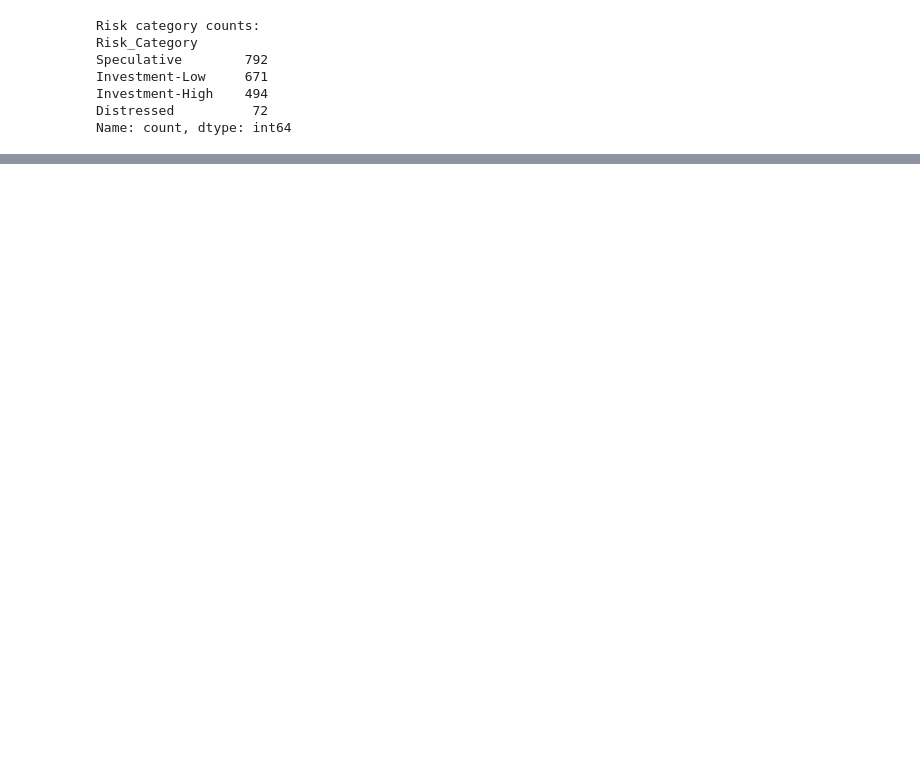
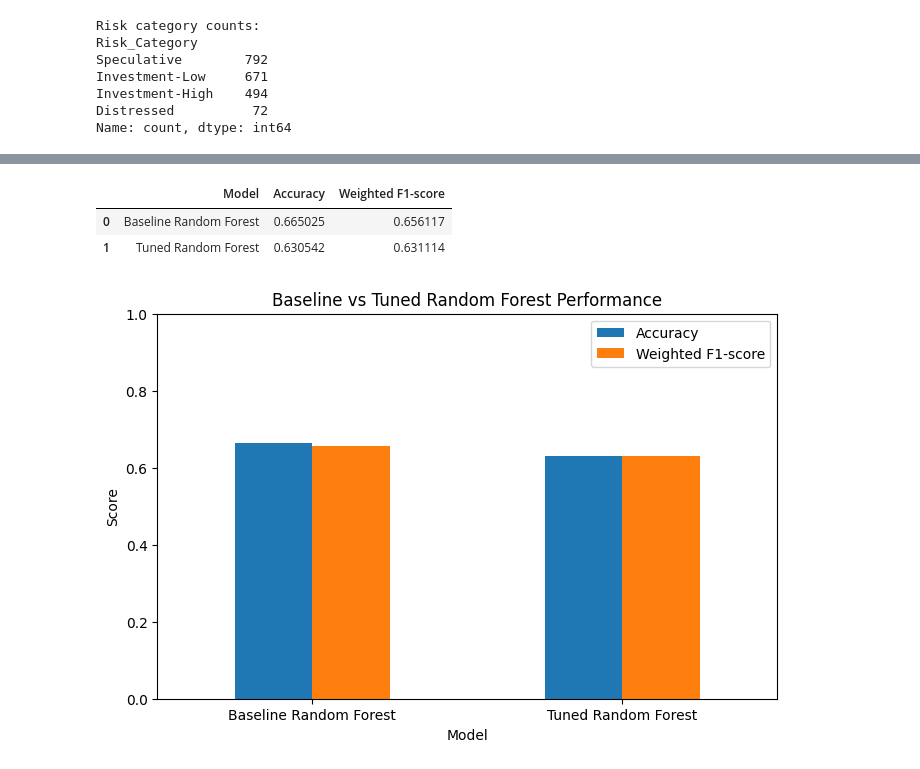
Before and after one commit to nicholas24042626/Credit-Risk-Analyzer, a Jupyter notebook: random_forest_credit_risk_notebook_with_SHAP.ipynb, the cells around one changed output, grey strips where cells are left out. Cells and saved outputs as stored; diff of their text form; code cells hidden in the pictures; blank space fills up the shorter version.

```diff
--- a/random_forest_credit_risk_notebook_with_SHAP.ipynb
+++ b/random_forest_credit_risk_notebook_with_SHAP.ipynb
@@ -137,0 +398,28 @@ Risk categories: ['Distressed' 'Investment-High' 'Investment-Low' 'Speculative']
+# %%
+# Compare baseline and tuned Random Forest models
+comparison_df = pd.DataFrame({
+    "Model": ["Baseline Random Forest", "Tuned Random Forest"],
+    "Accuracy": [baseline_accuracy, tuned_accuracy],
+    "Weighted F1-score": [baseline_f1, tuned_f1]
+})
+
+comparison_df
+# %% [output]
+|  | Model | Accuracy | Weighted F1-score |
+| 0 | Baseline Random Forest | 0.665025 | 0.656117 |
+| 1 | Tuned Random Forest | 0.630542 | 0.631114 |
+# %%
+# Plot model comparison
+
+comparison_df.set_index("Model")[["Accuracy", "Weighted F1-score"]].plot(
+    kind="bar",
+    figsize=(8, 5)
+)
+
+plt.title("Baseline vs Tuned Random Forest Performance")
+plt.ylabel("Score")
+plt.ylim(0, 1)
+plt.xticks(rotation=0)
+plt.show()
+# %% [output]
+[figure, added]
```
Also changed, not shown: parts of 26 cells of this notebook, 3 other files.
